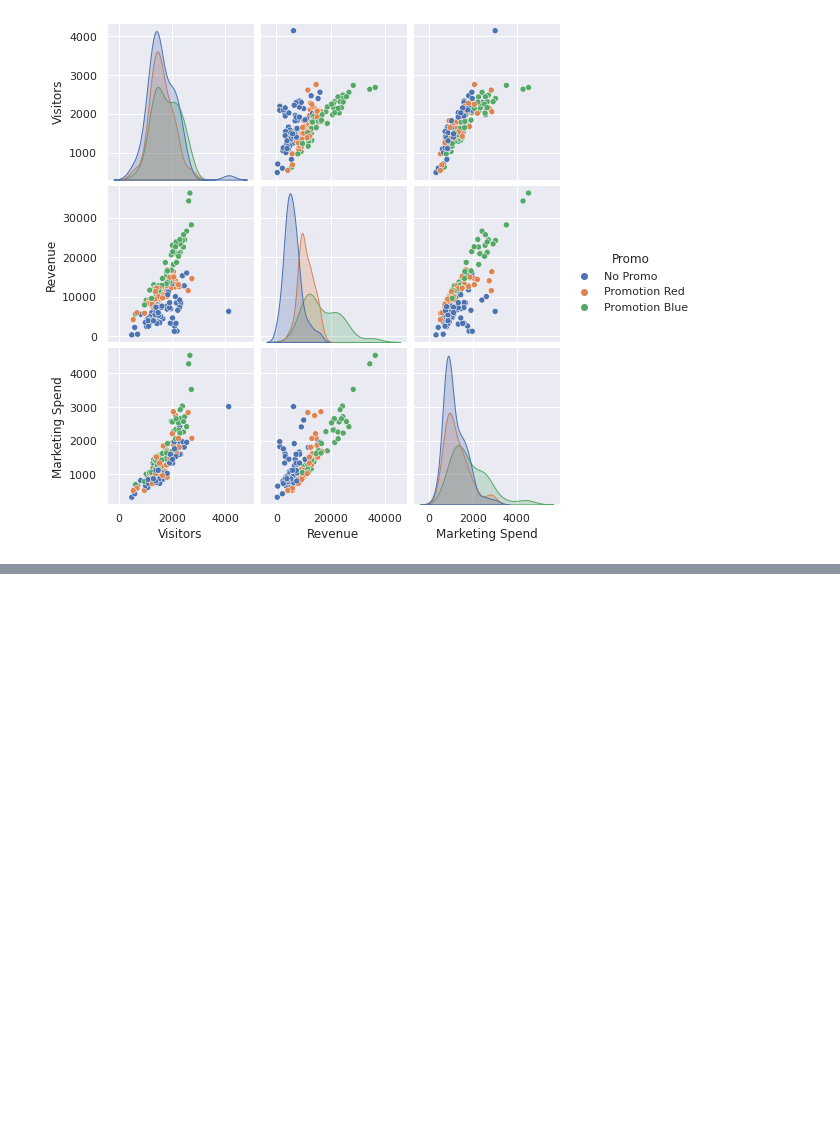
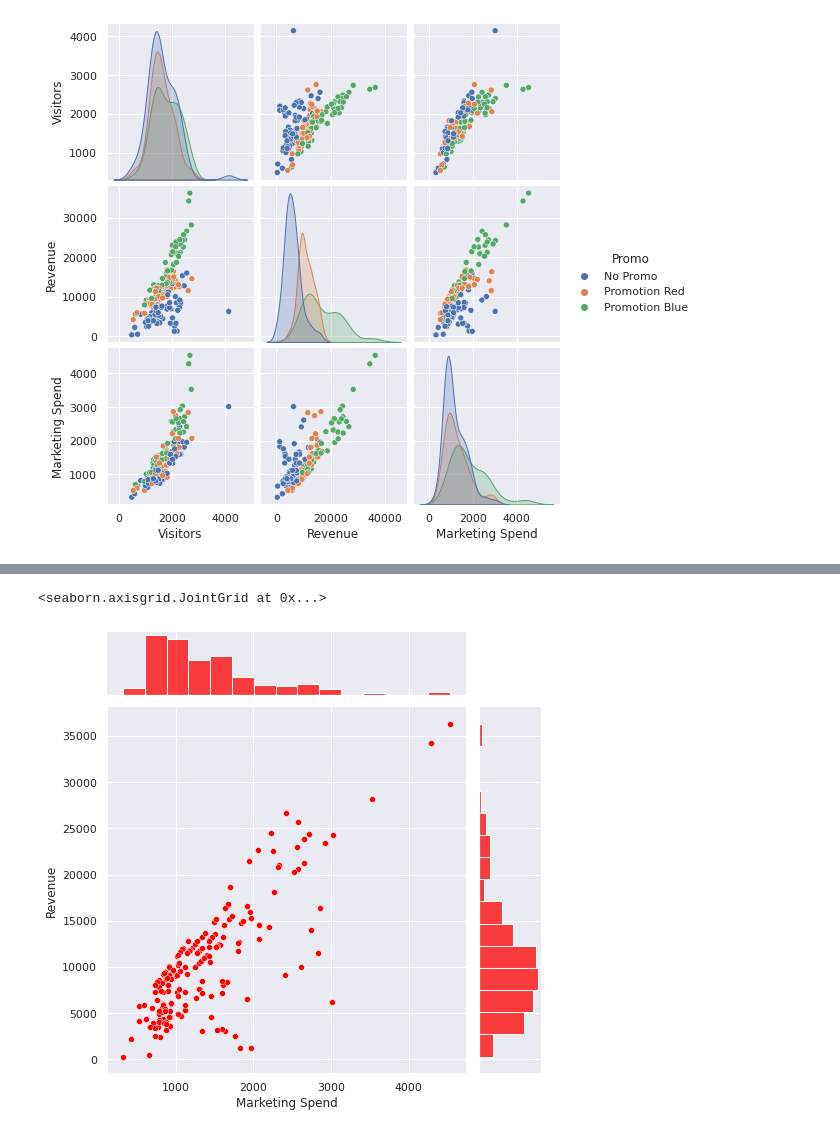
Before and after one commit to GiselaCS/Mujeres_Digitales, a Jupyter notebook: Clase26agosto.ipynb, the cells around one changed output, grey strips where cells are left out. Cells and saved outputs as stored; diff of their text form; code cells hidden in the pictures; blank space fills up the shorter version.

```diff
--- a/Clase26agosto.ipynb
+++ b/Clase26agosto.ipynb
@@ -257,0 +263,5 @@ sb.pairplot(data[['Visitors', 'Revenue', 'Marketing Spend','Promo']], plot_kws={
+# %%
+sb.jointplot('Marketing Spend', 'Revenue', data=data, color='red', height=7)
+# %% [output]
+<seaborn.axisgrid.JointGrid at 0x...>
+[figure, added]
```
Also changed, not shown: parts of 2 cells of this notebook.
